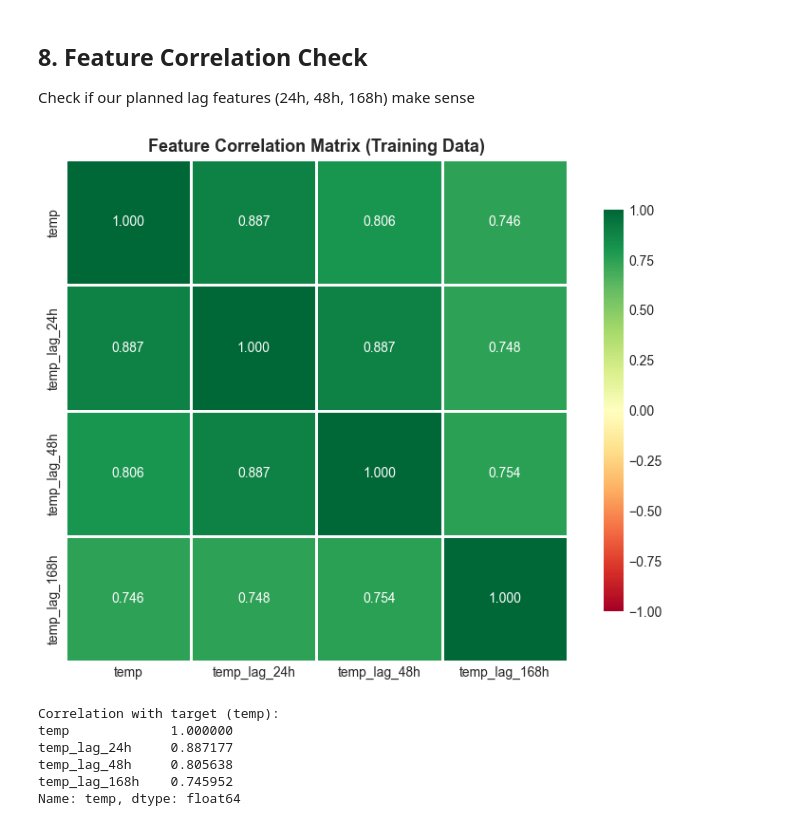
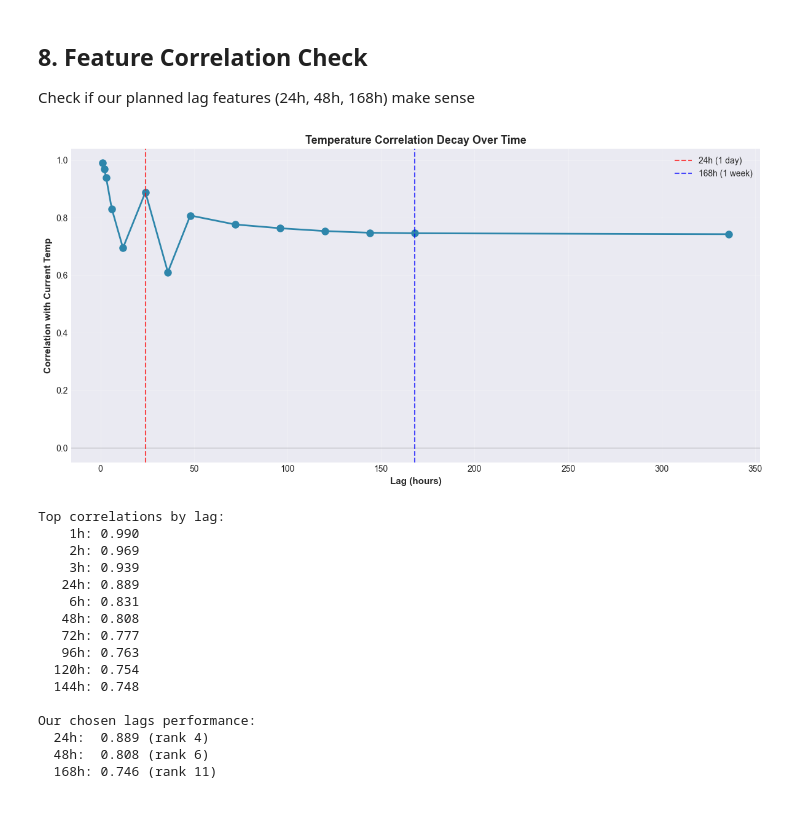
Before and after one commit to sam-packer/AIPI520_Weather_Prediction, a Jupyter notebook: eda.ipynb, the cells around one changed output. Drawn from its saved outputs; the diff is of its cells as text; code cells hidden in the pictures.

```diff
--- a/eda.ipynb
+++ b/eda.ipynb
@@ -361,31 +361,61 @@ Annual Pattern:
 ## 8. Feature Correlation Check
 Check if our planned lag features (24h, 48h, 168h) make sense
 # %%
-# Create temporary features on training data to check correlations
+# Analyze multiple lags to see if we missed anything important
 temp_df = train_data[['temp']].copy()
-temp_df['temp_lag_24h'] = temp_df['temp'].shift(24)
-temp_df['temp_lag_48h'] = temp_df['temp'].shift(48)
-temp_df['temp_lag_168h'] = temp_df['temp'].shift(168)
-temp_df = temp_df.dropna()
 
-# Correlation matrix
-corr_matrix = temp_df.corr()
+# Check a wider range of lags
+lags_to_check = [1, 2, 3, 6, 12, 24, 36, 48, 72, 96, 120, 144, 168, 336]
+lag_correlations = {}
 
-fig, ax = plt.subplots(figsize=(8, 6))
-sns.heatmap(corr_matrix, annot=True, fmt='.3f', cmap='RdYlGn', center=0,
-            vmin=-1, vmax=1, square=True, linewidths=1, cbar_kws={"shrink": 0.8})
-ax.set_title('Feature Correlation Matrix (Training Data)', fontweight='bold', fontsize=13)
+for lag in lags_to_check:
+    temp_df[f'temp_lag_{lag}h'] = temp_df['temp'].shift(lag)
+    temp_df_clean = temp_df.dropna()
+    correlation = temp_df_clean['temp'].corr(temp_df_clean[f'temp_lag_{lag}h'])
+    lag_correlations[lag] = correlation
+    temp_df = temp_df.drop(columns=[f'temp_lag_{lag}h'])  # Clean up for next iteration
+
+# Plot the correlation decay
+fig, ax = plt.subplots(figsize=(12, 6))
+lags = list(lag_correlations.keys())
+correlations = list(lag_correlations.values())
+
+ax.plot(lags, correlations, 'o-', linewidth=2, markersize=8, color='#2E86AB')
+ax.axhline(y=0, color='black', linestyle='-', linewidth=0.8, alpha=0.3)
+ax.axvline(x=24, color='red', linestyle='--', alpha=0.7, label='24h (1 day)')
+ax.axvline(x=168, color='blue', linestyle='--', alpha=0.7, label='168h (1 week)')
+ax.set_xlabel('Lag (hours)', fontweight='bold', fontsize=11)
+ax.set_ylabel('Correlation with Current Temp', fontweight='bold', fontsize=11)
+ax.set_title('Temperature Correlation Decay Over Time', fontweight='bold', fontsize=13)
+ax.legend()
+ax.grid(True, alpha=0.3)
 
 plt.tight_layout()
 plt.show()
 
-print("\nCorrelation with target (temp):")
-print(corr_matrix['temp'].sort_values(ascending=False))
+print("Top correlations by lag:")
+for lag, corr in sorted(lag_correlations.items(), key=lambda x: x[1], reverse=True)[:10]:
+    print(f"  {lag:3d}h: {corr:.3f}")
+
+print(f"\nOur chosen lags performance:")
+print(f"  24h:  {lag_correlations[24]:.3f} (rank {sorted(lag_correlations.values(), reverse=True).index(lag_correlations[24]) + 1})")
+print(f"  48h:  {lag_correlations[48]:.3f} (rank {sorted(lag_correlations.values(), reverse=True).index(lag_correlations[48]) + 1})")
+print(f"  168h: {lag_correlations[168]:.3f} (rank {sorted(lag_correlations.values(), reverse=True).index(lag_correlations[168]) + 1})")
 # %% [output]
-[figure, old version]
+[figure, new version]
-Correlation with target (temp):
-temp             1.000000
-temp_lag_24h     0.887177
-temp_lag_48h     0.805638
-temp_lag_168h    0.745952
-Name: temp, dtype: float64
+Top correlations by lag:
+    1h: 0.990
+    2h: 0.969
+    3h: 0.939
+   24h: 0.889
+    6h: 0.831
+   48h: 0.808
+   72h: 0.777
+   96h: 0.763
+  120h: 0.754
+  144h: 0.748
+
+Our chosen lags performance:
+  24h:  0.889 (rank 4)
+  48h:  0.808 (rank 6)
+  168h: 0.746 (rank 11)
```
Also changed, not shown: parts of 1 cell of this notebook, 1 other file.
